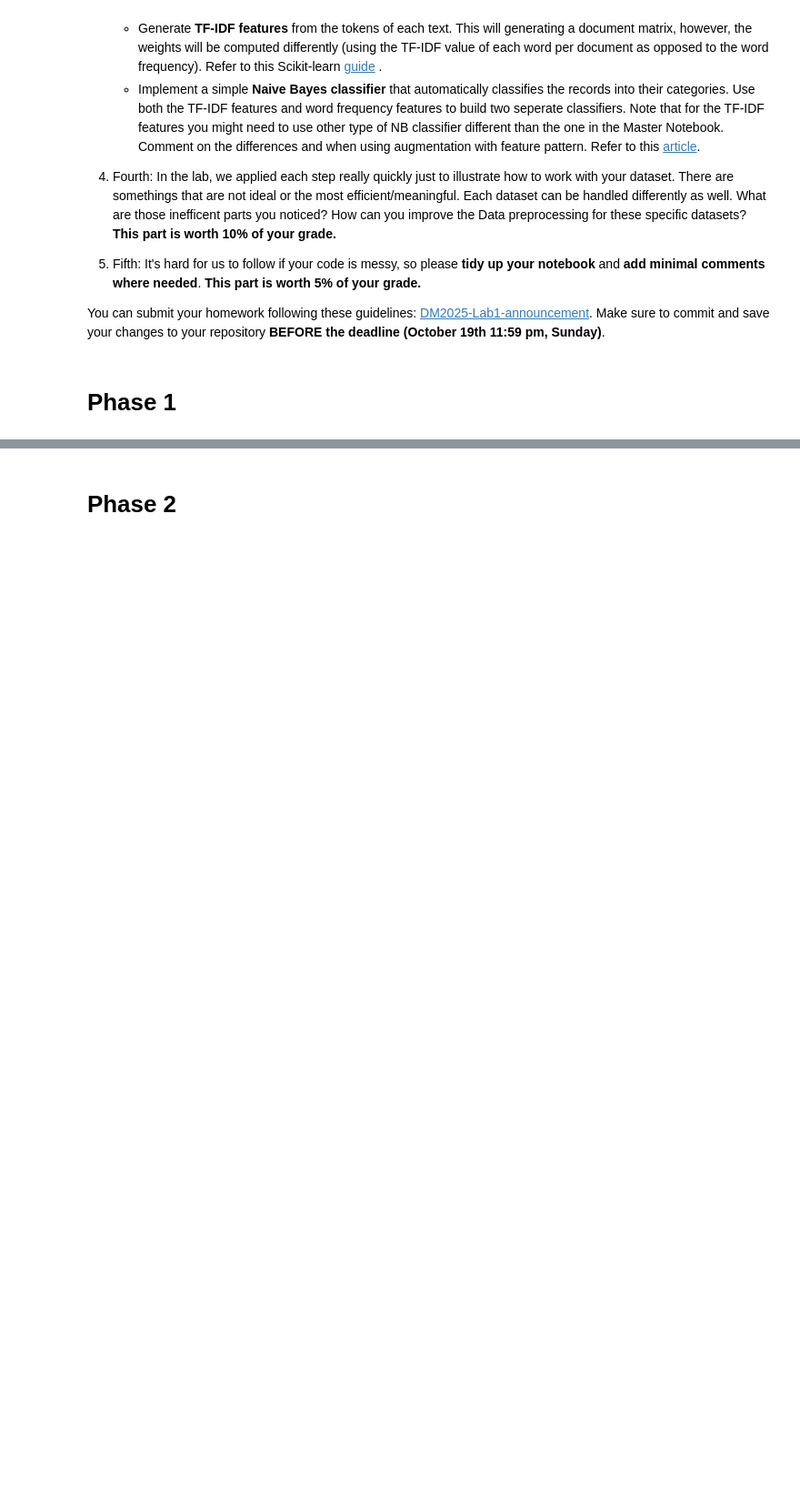
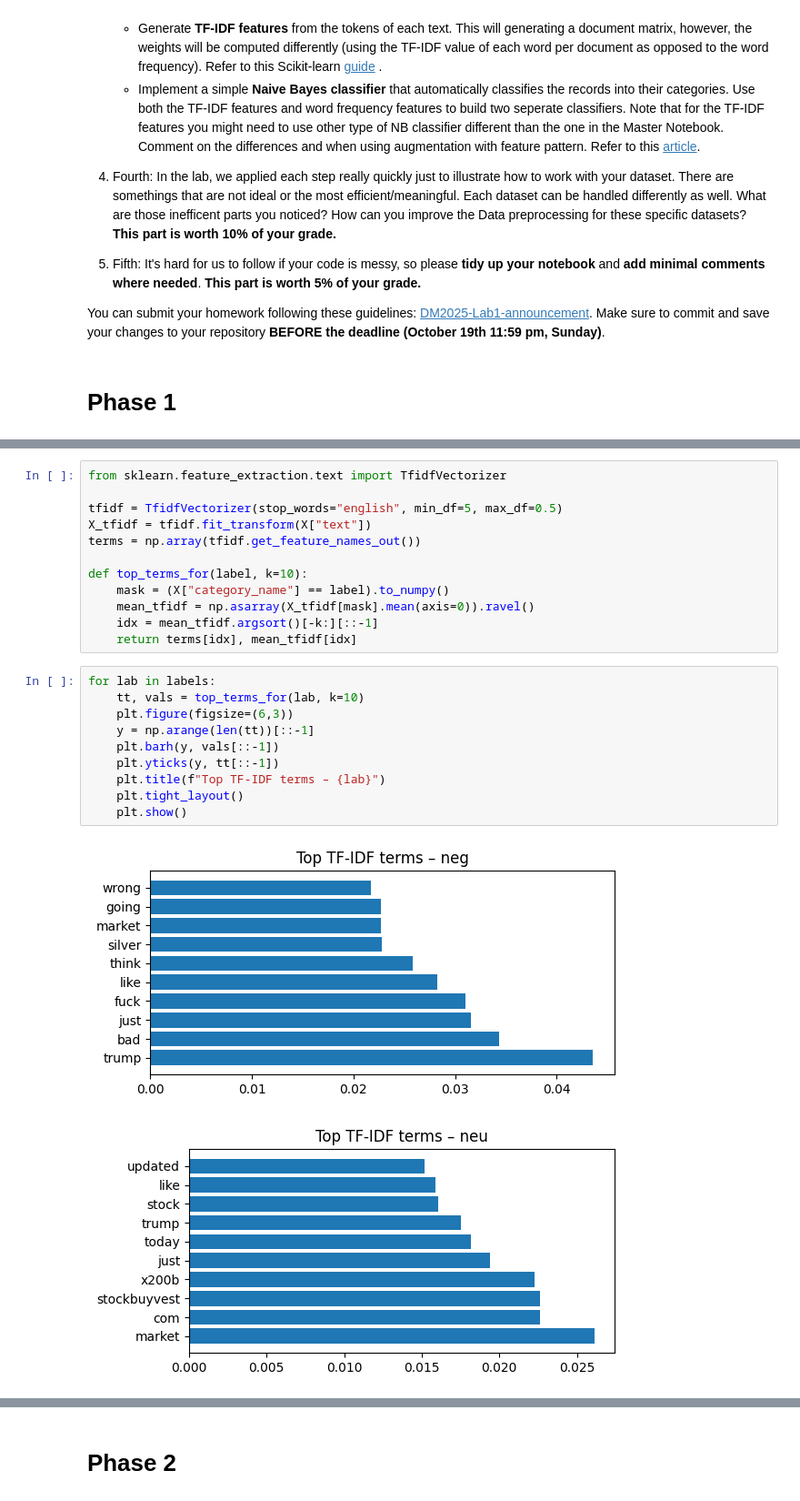
Before and after one commit to brandonlin991118/DM2025-Lab1-Exercise, a Jupyter notebook: DM2025-Lab1-Homework.ipynb, the cells around one changed output, grey strips where cells are left out. Shown at 91% size. Drawn from its saved outputs; the diff is of its cells as text; blank space fills up the shorter version.

```diff
--- a/DM2025-Lab1-Homework.ipynb
+++ b/DM2025-Lab1-Homework.ipynb
@@ -198,0 +172,25 @@ pd.DataFrame({
+# %%
+from sklearn.feature_extraction.text import TfidfVectorizer
+
+tfidf = TfidfVectorizer(stop_words="english", min_df=5, max_df=0.5)
+X_tfidf = tfidf.fit_transform(X["text"])
+terms = np.array(tfidf.get_feature_names_out())
+
+def top_terms_for(label, k=10):
+    mask = (X["category_name"] == label).to_numpy()
+    mean_tfidf = np.asarray(X_tfidf[mask].mean(axis=0)).ravel()
+    idx = mean_tfidf.argsort()[-k:][::-1]
+    return terms[idx], mean_tfidf[idx]
+# %%
+for lab in labels:
+    tt, vals = top_terms_for(lab, k=10)
+    plt.figure(figsize=(6,3))
+    y = np.arange(len(tt))[::-1]
+    plt.barh(y, vals[::-1])
+    plt.yticks(y, tt[::-1])
+    plt.title(f"Top TF-IDF terms – {lab}")
+    plt.tight_layout()
+    plt.show()
+# %% [output]
+[figure, added]
+[figure, added]
```
Also changed, not shown: parts of 13 cells of this notebook.
